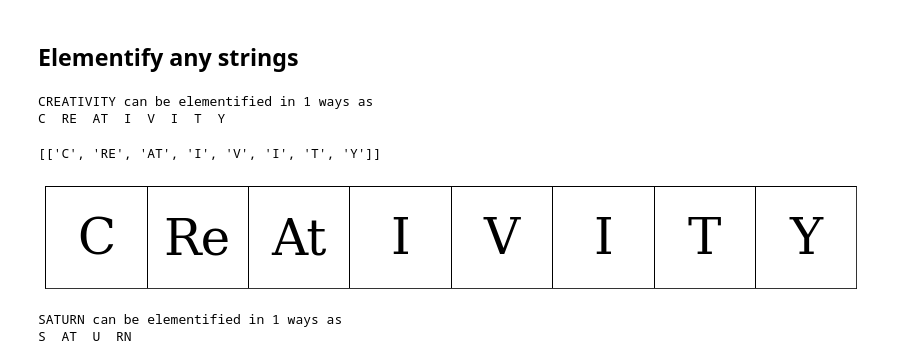
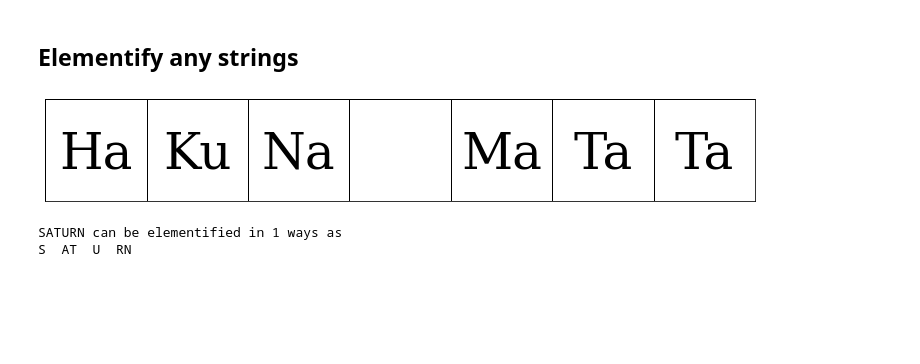
Before and after one commit to darrenjhsu/Elementify, a Jupyter notebook: Elementify.ipynb, the cells around one changed output. Cells and saved outputs as stored; diff of their text form; code cells hidden in the pictures; blank space fills up the shorter version.

```diff
--- a/Elementify.ipynb
+++ b/Elementify.ipynb
@@ -126,11 +179,8 @@ def printWord(inWordList, resolution=None):
                  horizontalalignment='center',verticalalignment='center')
-# %%
-elementify('Creativity',printing=True)
-# %% [output]
-CREATIVITY can be elementified in 1 ways as
-C  RE  AT  I  V  I  T  Y
-[['C', 'RE', 'AT', 'I', 'V', 'I', 'T', 'Y']]
-[figure, removed]
+# %%
+printWord(['Ha','Ku','Na','','Ma','Ta','Ta'])
+# %% [output]
+[figure, added]
 # %%
 elementify('SATURN',printing=True)
 # %% [output]
```
Also changed, not shown: parts of 6 cells of this notebook.
